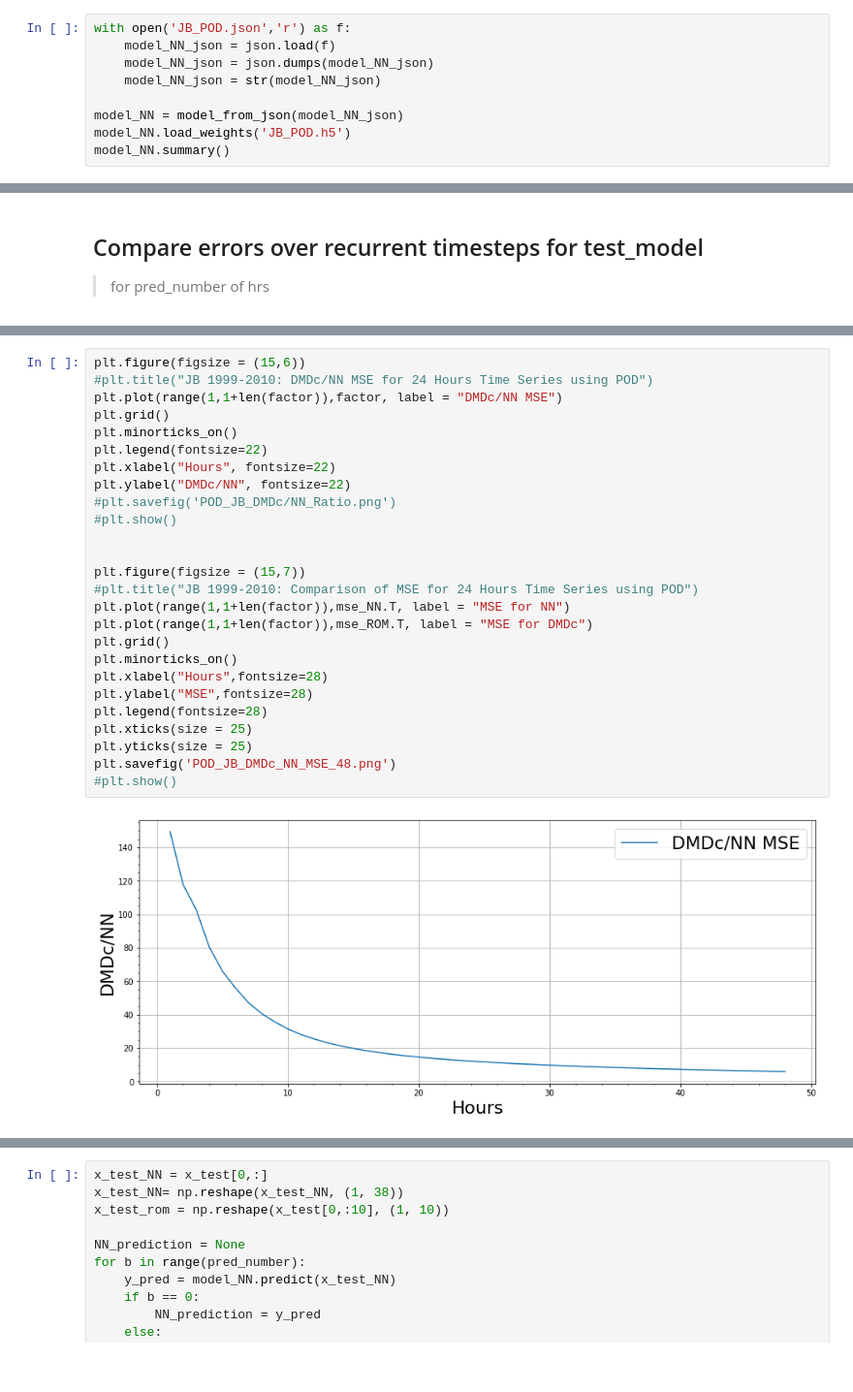
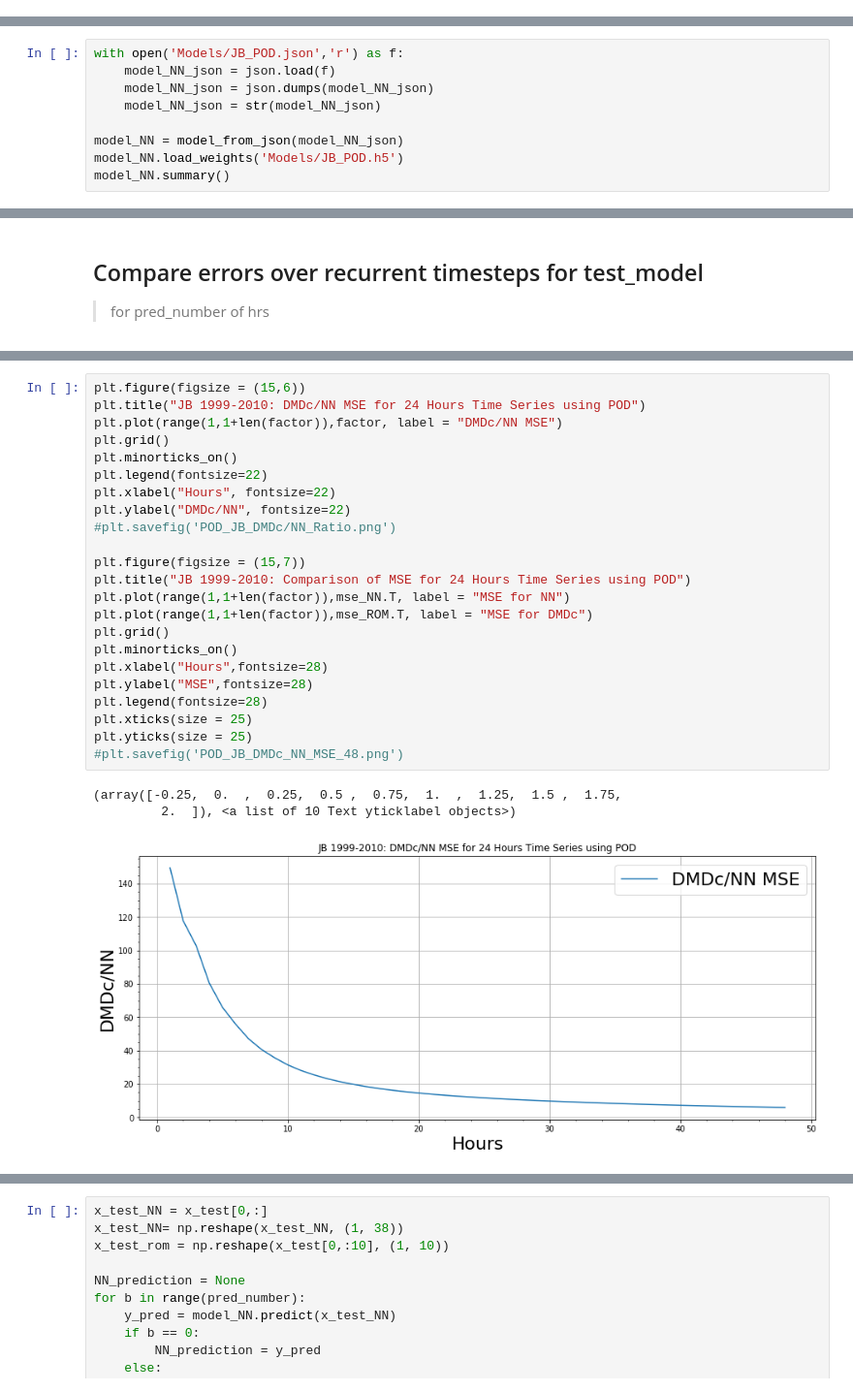
Before and after one commit to maggieqzhang/AtmosDensityModeling, a Jupyter notebook: NeuralNetworkCode/JupyterNotebooks/TimeSeries/POD_NN_Time_Series_JB.ipynb, the cells around one changed output, grey strips where cells are left out. Shown: that part at 97% size. Drawn from its saved outputs; the diff is of its cells as text; blank space fills up the shorter version.

Commit message:
added additional density models

```diff
--- a/NeuralNetworkCode/JupyterNotebooks/TimeSeries/POD_NN_Time_Series_JB.ipynb
+++ b/NeuralNetworkCode/JupyterNotebooks/TimeSeries/POD_NN_Time_Series_JB.ipynb
@@ -93,9 +82,0 @@ x_train, x_val, y_train, y_val = train_test_split(x_train, y_train, test_size=0.
-# %%
-with open('JB_POD.json','r') as f:
-    model_NN_json = json.load(f)
-    model_NN_json = json.dumps(model_NN_json)
-    model_NN_json = str(model_NN_json)
-
-model_NN = model_from_json(model_NN_json)
-model_NN.load_weights('JB_POD.h5')
-model_NN.summary()
@@ -178,0 +144,9 @@ print("Saved model")
+# %%
+with open('Models/JB_POD.json','r') as f:
+    model_NN_json = json.load(f)
+    model_NN_json = json.dumps(model_NN_json)
+    model_NN_json = str(model_NN_json)
+
+model_NN = model_from_json(model_NN_json)
+model_NN.load_weights('Models/JB_POD.h5')
+model_NN.summary()
@@ -254,29 +242,28 @@ plt.plot(factor)
 [figure]
 # %%
 plt.figure(figsize = (15,6))
-#plt.title("JB 1999-2010: DMDc/NN MSE for 24 Hours Time Series using POD")
+plt.title("JB 1999-2010: DMDc/NN MSE for 24 Hours Time Series using POD")
 plt.plot(range(1,1+len(factor)),factor, label = "DMDc/NN MSE")
 plt.grid()
 plt.minorticks_on()
 plt.legend(fontsize=22)
 plt.xlabel("Hours", fontsize=22)
 plt.ylabel("DMDc/NN", fontsize=22)
 #plt.savefig('POD_JB_DMDc/NN_Ratio.png')
-#plt.show()
-
 
 plt.figure(figsize = (15,7))
-#plt.title("JB 1999-2010: Comparison of MSE for 24 Hours Time Series using POD")
+plt.title("JB 1999-2010: Comparison of MSE for 24 Hours Time Series using POD")
 plt.plot(range(1,1+len(factor)),mse_NN.T, label = "MSE for NN")
 plt.plot(range(1,1+len(factor)),mse_ROM.T, label = "MSE for DMDc")
 plt.grid()
 plt.minorticks_on()
 plt.xlabel("Hours",fontsize=28)
 plt.ylabel("MSE",fontsize=28)
 plt.legend(fontsize=28)
 plt.xticks(size = 25)
 plt.yticks(size = 25)
-plt.savefig('POD_JB_DMDc_NN_MSE_48.png')
-#plt.show()
+#plt.savefig('POD_JB_DMDc_NN_MSE_48.png')
 # %% [output]
+(array([-0.25,  0.  ,  0.25,  0.5 ,  0.75,  1.  ,  1.25,  1.5 ,  1.75,
+         2.  ]), <a list of 10 Text yticklabel objects>)
-[figure, old version]
+[figure, new version]
```
Also changed, not shown: parts of 17 cells of this notebook, 6 other files.
